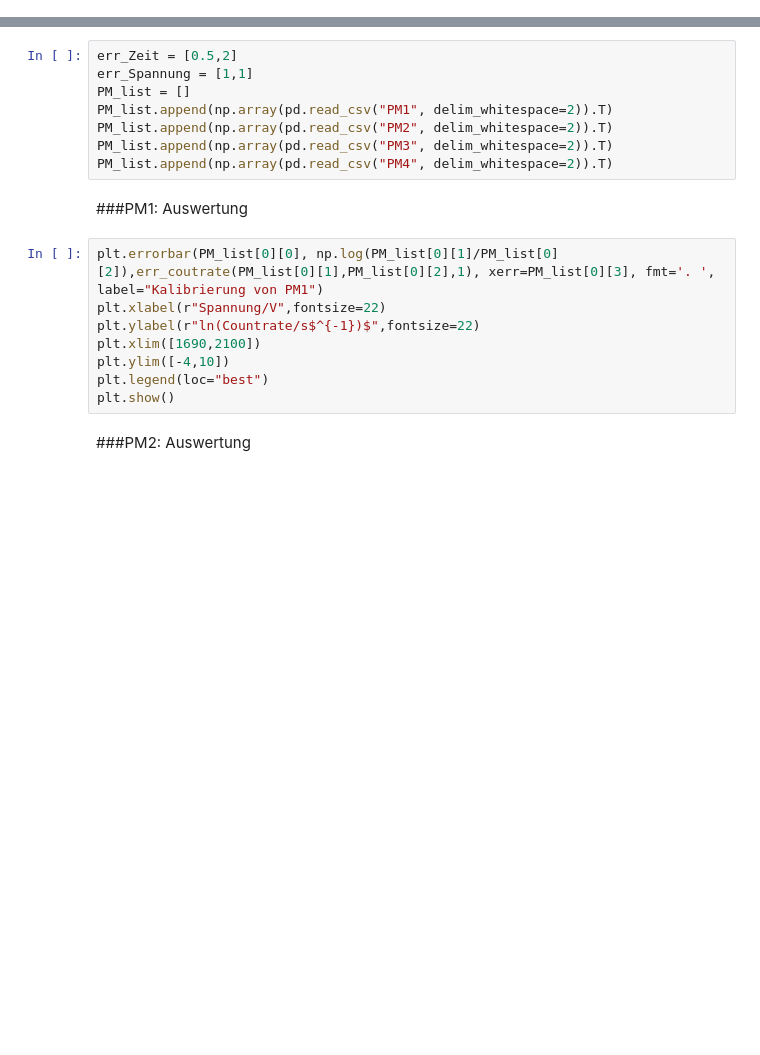
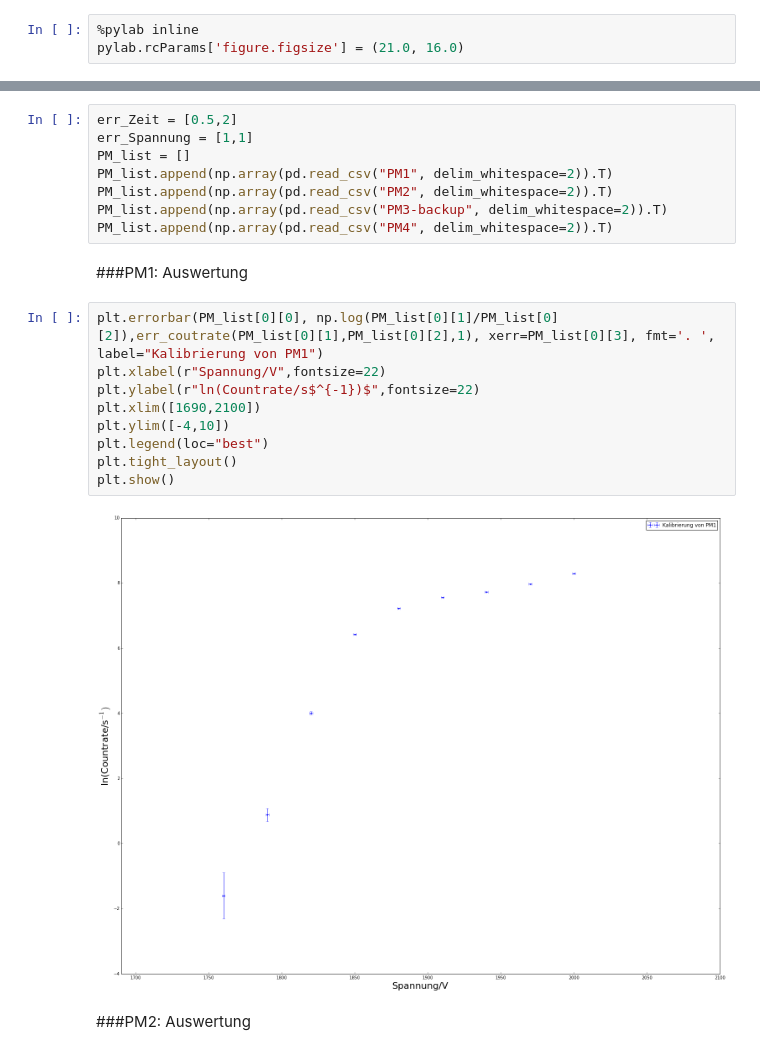
Before and after one commit to Arrow1313/FP, a Jupyter notebook: Myonen/Myon.ipynb, the cells around one changed output, grey strips where cells are left out. Saved outputs shown, nothing was run; the diff lists cells and outputs as text; blank space fills up the shorter version.

```diff
--- a/Myonen/Myon.ipynb
+++ b/Myonen/Myon.ipynb
@@ -7,0 +6,3 @@ from lmfit.models import VoigtModel
+# %%
+%pylab inline
+pylab.rcParams['figure.figsize'] = (21.0, 16.0)
@@ -27,18 +30,21 @@ err_Spannung = [1,1]
 PM_list = []
 PM_list.append(np.array(pd.read_csv("PM1", delim_whitespace=2)).T)
 PM_list.append(np.array(pd.read_csv("PM2", delim_whitespace=2)).T)
-PM_list.append(np.array(pd.read_csv("PM3", delim_whitespace=2)).T)
+PM_list.append(np.array(pd.read_csv("PM3-backup", delim_whitespace=2)).T)
 PM_list.append(np.array(pd.read_csv("PM4", delim_whitespace=2)).T)
 # %% [markdown]
 ###PM1: Auswertung
 # %%
 plt.errorbar(PM_list[0][0], np.log(PM_list[0][1]/PM_list[0][2]),err_coutrate(PM_list[0][1],PM_list[0][2],1), xerr=PM_list[0][3], fmt='. ', label="Kalibrierung von PM1")
 plt.xlabel(r"Spannung/V",fontsize=22)
 plt.ylabel(r"ln(Countrate/s$^{-1})$",fontsize=22)
 plt.xlim([1690,2100])
 plt.ylim([-4,10])
 plt.legend(loc="best")
+plt.tight_layout()
 plt.show()
+# %% [output]
+[figure, added]
 # %% [markdown]
 ###PM2: Auswertung
 # %%
```
Also changed, not shown: parts of 32 cells of this notebook, 8 other files.
